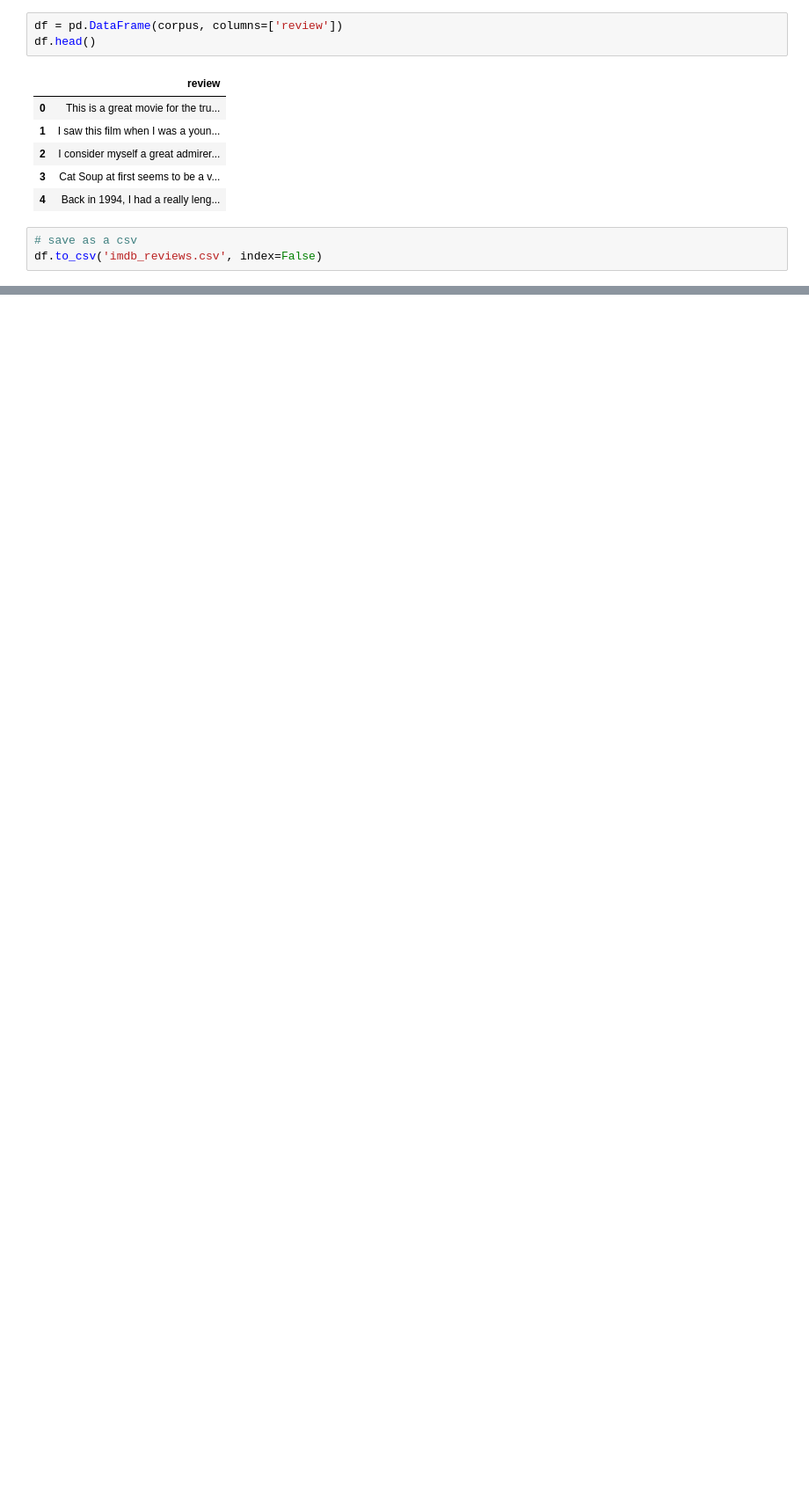
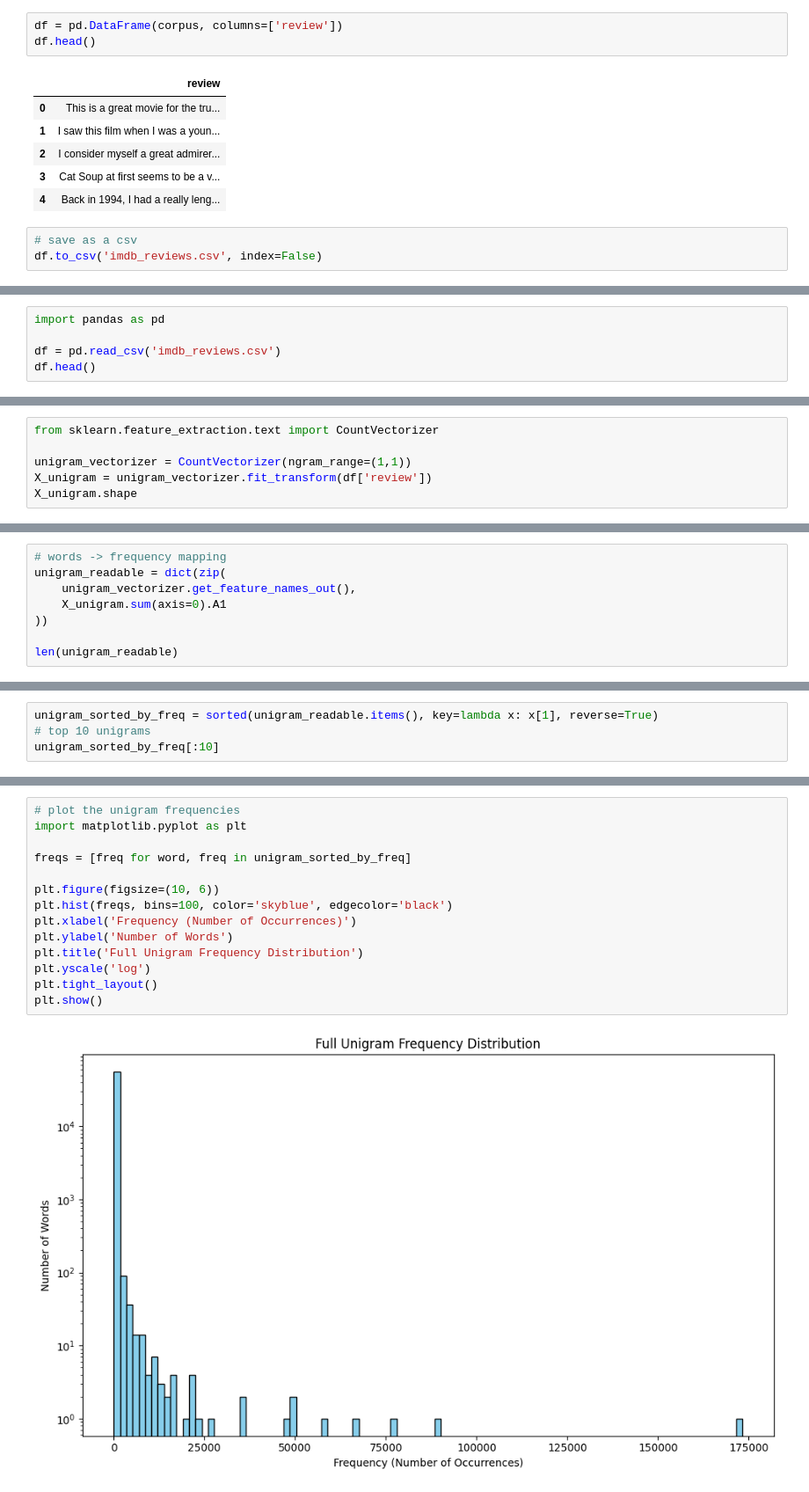
Before and after one commit to abdulrahim2002/nle2, a Jupyter notebook: eda.ipynb, the cells around one changed output, grey strips where cells are left out. Shown: that part at 88% size. Saved outputs shown, nothing was run; the diff lists cells and outputs as text; blank space fills up the shorter version.

```diff
--- a/eda.ipynb
+++ b/eda.ipynb
@@ -27,0 +28,5 @@ df.to_csv('imdb_reviews.csv', index=False)
+# %%
+import pandas as pd
+
+df = pd.read_csv('imdb_reviews.csv')
+df.head()
@@ -27,0 +40,6 @@ df.to_csv('imdb_reviews.csv', index=False)
+# %%
+from sklearn.feature_extraction.text import CountVectorizer
+
+unigram_vectorizer = CountVectorizer(ngram_range=(1,1))
+X_unigram = unigram_vectorizer.fit_transform(df['review'])
+X_unigram.shape
@@ -27,0 +48,8 @@ df.to_csv('imdb_reviews.csv', index=False)
+# %%
+# words -> frequency mapping
+unigram_readable = dict(zip(
+    unigram_vectorizer.get_feature_names_out(),
+    X_unigram.sum(axis=0).A1
+))
+
+len(unigram_readable)
@@ -27,0 +58,4 @@ df.to_csv('imdb_reviews.csv', index=False)
+# %%
+unigram_sorted_by_freq = sorted(unigram_readable.items(), key=lambda x: x[1], reverse=True)
+# top 10 unigrams
+unigram_sorted_by_freq[:10]
@@ -27,0 +73,16 @@ df.to_csv('imdb_reviews.csv', index=False)
+# %%
+# plot the unigram frequencies
+import matplotlib.pyplot as plt
+
+freqs = [freq for word, freq in unigram_sorted_by_freq]
+
+plt.figure(figsize=(10, 6))
+plt.hist(freqs, bins=100, color='skyblue', edgecolor='black')
+plt.xlabel('Frequency (Number of Occurrences)')
+plt.ylabel('Number of Words')
+plt.title('Full Unigram Frequency Distribution')
+plt.yscale('log')
+plt.tight_layout()
+plt.show()
+# %% [output]
+[figure, added]
```
Also changed, not shown: parts of 17 cells of this notebook.
